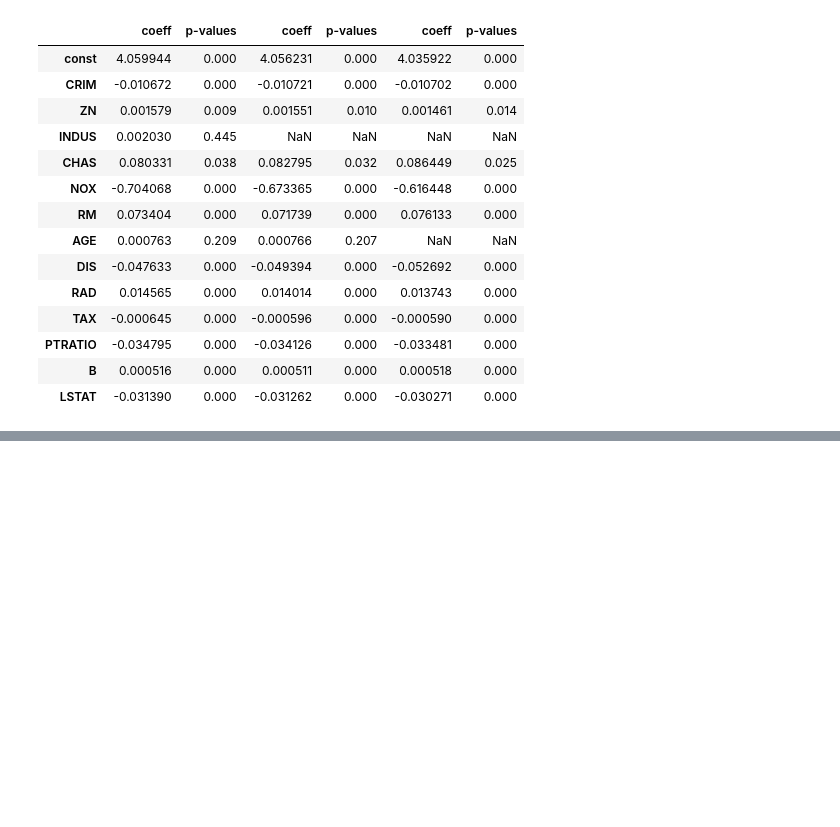
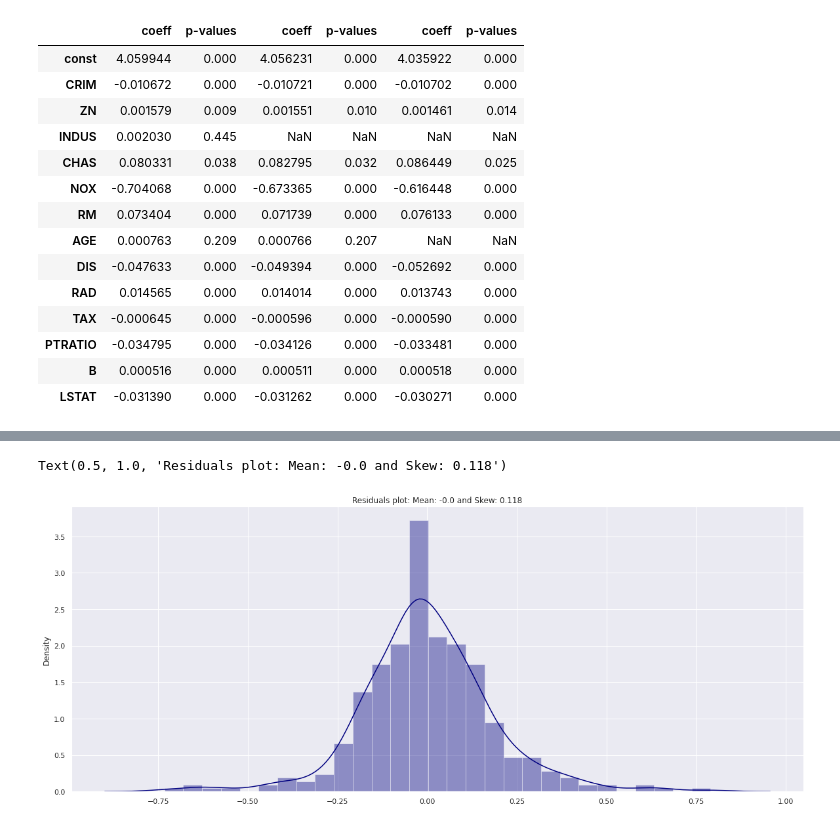
Before and after one commit to makhijakabir/machine-learning, a Jupyter notebook: multivariateRegressionBHP.ipynb, the cells around one changed output, grey strips where cells are left out. Saved outputs shown, nothing was run; the diff lists cells and outputs as text; code cells hidden in the pictures; blank space fills up the shorter version.

```diff
--- a/multivariateRegressionBHP.ipynb
+++ b/multivariateRegressionBHP.ipynb
@@ -531,0 +585,12 @@ pd.concat(frames, axis=1)
+# %%
+#Distribution of Residuals (log prices) - checking for normality
+
+residMean = round(results.resid.mean(), 3)
+residSkew = round(results.resid.skew(), 3)
+
+sns.set(rc={'figure.figsize':(20,8)})
+sns.distplot(results.resid, color='navy')
+plt.title(f'Residuals plot: Mean: {residMean} and Skew: {residSkew}')
+# %% [output]
+Text(0.5, 1.0, 'Residuals plot: Mean: -0.0 and Skew: 0.118')
+[figure, added]
```
Also changed, not shown: parts of 7 cells of this notebook.
